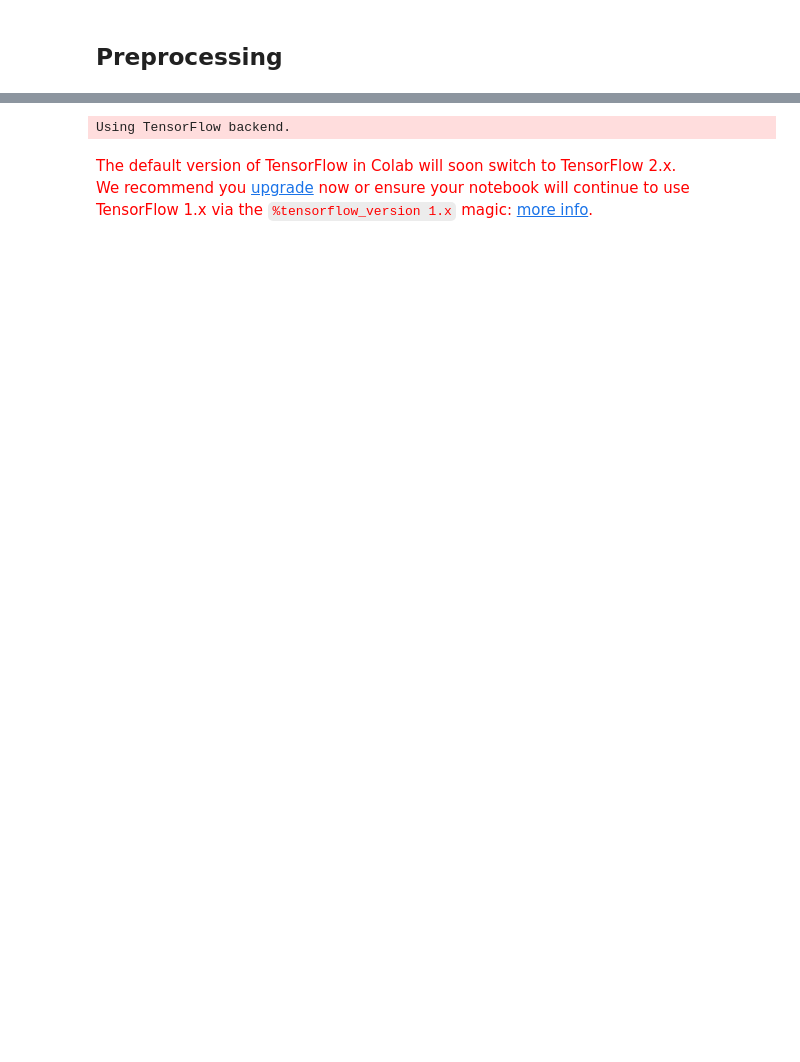
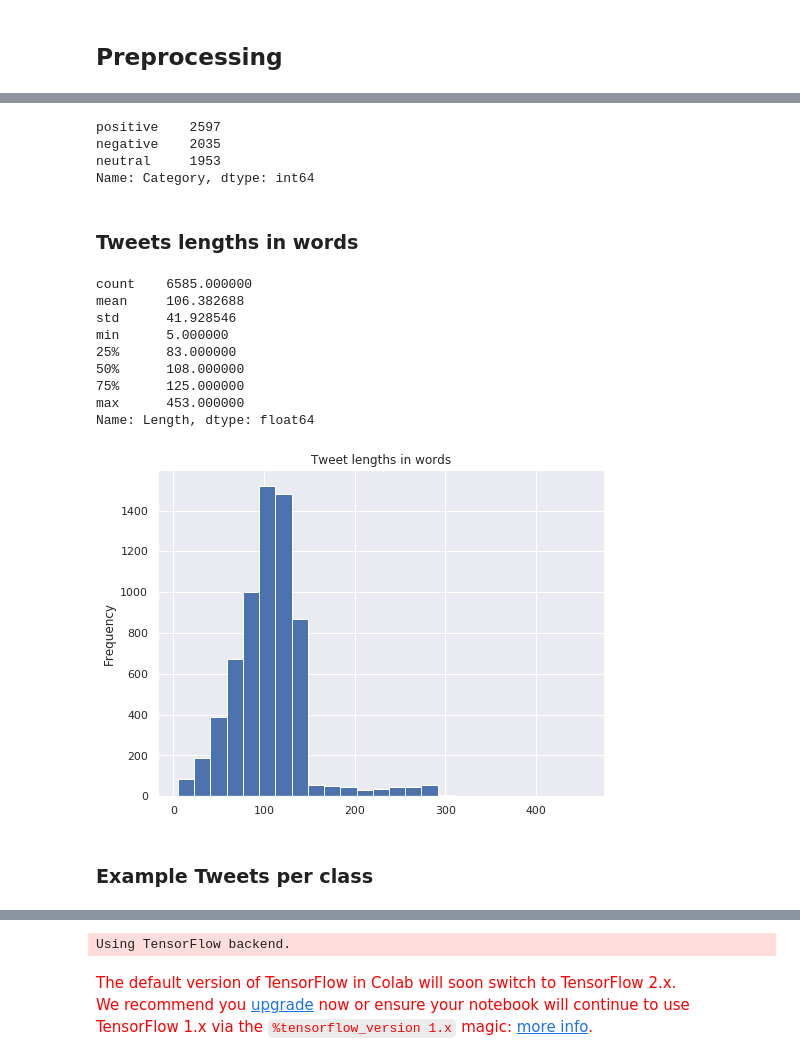
Before and after one commit to akamojo/EMD_emotional_tweets, a Jupyter notebook: main.ipynb, the cells around one changed output, grey strips where cells are left out. Saved outputs shown, nothing was run; the diff lists cells and outputs as text; code cells hidden in the pictures; blank space fills up the shorter version.

```diff
--- a/main.ipynb
+++ b/main.ipynb
@@ -109,8 +158,8 @@ training_dataset_semeval.head()
 | 3 | 62688 | @USER Someone should'veTaken" thi... | OFF | UNT | NaN |
 | 4 | 43605 | @USER @USER Obama wanted liberals... | NOT | NaN | NaN |
 # %%
-X_train_semeval = training_dataset_semeval['tweet'][training_dataset_semeval['subtask_a'].notnull()]
-Y_train_semeval = (training_dataset_semeval['subtask_a'][training_dataset_semeval['subtask_a'].notnull()] == 'OFF').astype(int) * 2
+X_train_semeval = training_dataset_semeval['tweet'][training_dataset_semeval['subtask_a'] == 'OFF']
+Y_train_semeval = [2] * len(X_train_semeval)
 
 X_train_semeval = list(X_train_semeval)
 Y_train_semeval = list(Y_train_semeval)
@@ -212,2 +196,0 @@ array([0.33433554, 0.44515612, 1.        ])
-# %%
-X_train = [preprocess(example) for example in X_train]
@@ -213,0 +252,6 @@ X_train = [preprocess(example) for example in X_train]
+# %%
+for example in X_train[:10]:
+  print(example)
+  print(preprocess_common(example))
+  print()
+X_train = [preprocess_common(example) for example in X_train]
@@ -213,0 +278,10 @@ X_train = [preprocess(example) for example in X_train]
+# %%
+# df.reset_index(inplace=True)
+df = pd.DataFrame()
+inv_map = {v: k for k, v in mapping.items()}
+
+df["Processed"] = X_train
+df["Label"] = Y_train
+df["Category"] = df["Label"].apply(lambda x : inv_map[x])
+df["Length"] = df["Processed"].apply(len)
+df.head()
@@ -213,0 +295,25 @@ X_train = [preprocess(example) for example in X_train]
+# %%
+df["Category"].value_counts()
+# %% [output]
+positive    2597
+negative    2035
+neutral     1953
+Name: Category, dtype: int64
+# %% [markdown]
+### Tweets lengths in words
+# %%
+df["Length"].plot(bins=25, kind='hist', title='Tweet lengths in words', figsize=(8,6))
+print(df["Length"].describe())
+# %% [output]
+count    6585.000000
+mean     106.382688
+std      41.928546
+min      5.000000
+25%      83.000000
+50%      108.000000
+75%      125.000000
+max      453.000000
+Name: Length, dtype: float64
+[figure, added]
+# %% [markdown]
+### Example Tweets per class
```
Also changed, not shown: parts of 74 cells of this notebook, 1 other file.
